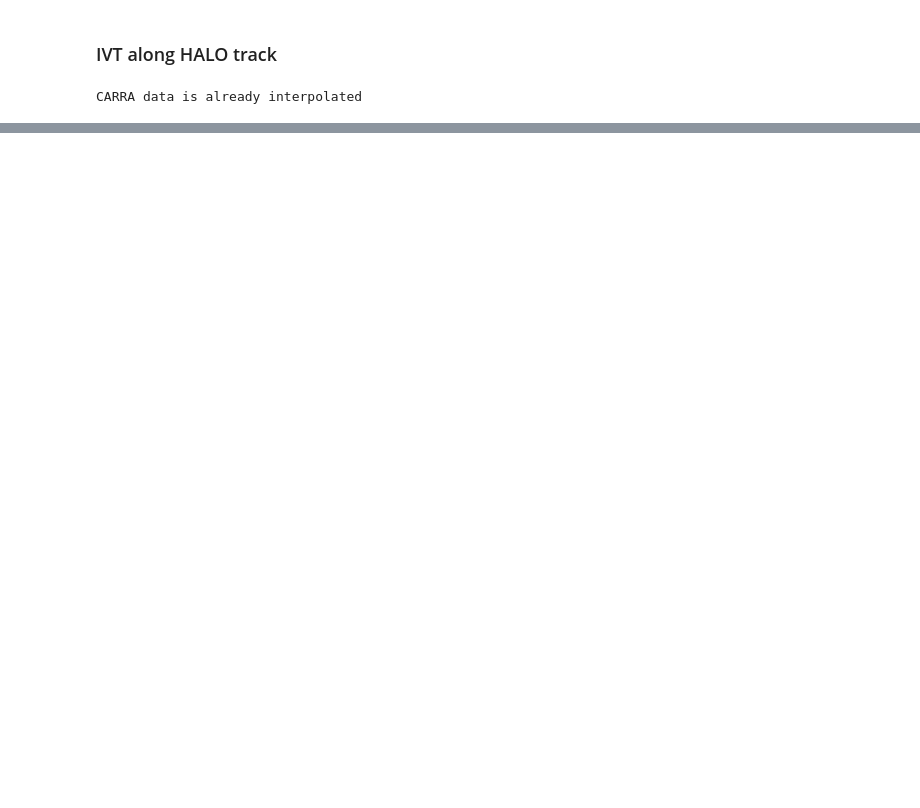
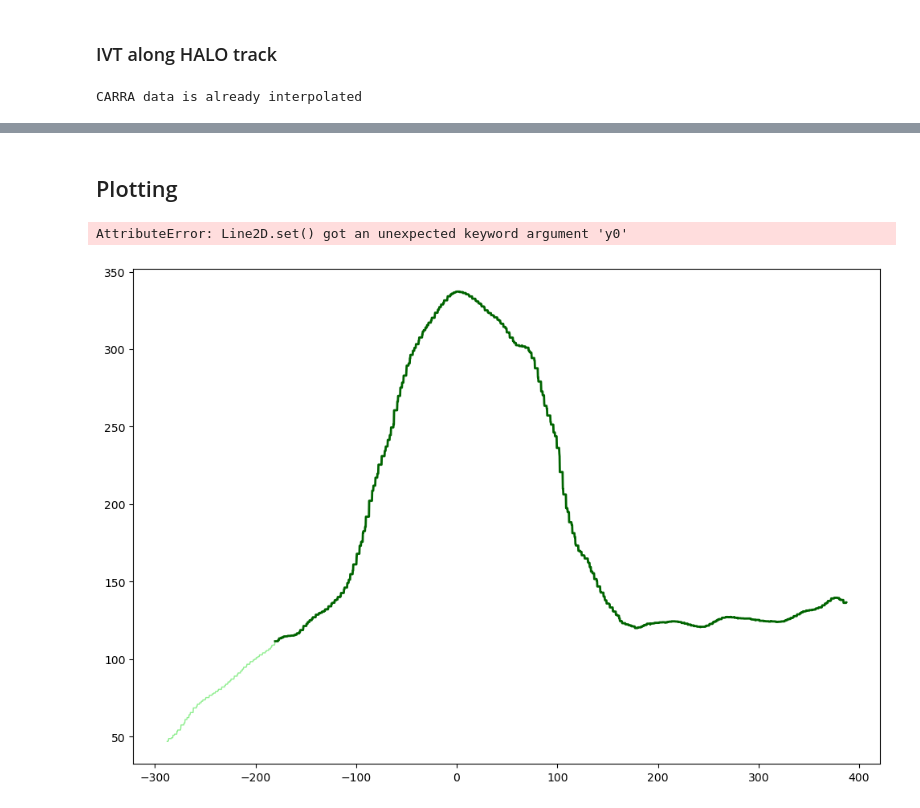
Before and after one commit to hdorff94/Synthetic_Airborne_Arctic_ARs, a Jupyter notebook: notebooks/AR_Sector_Illustration.ipynb, the cells around one changed output, grey strips where cells are left out. Drawn from its saved outputs; the diff is of its cells as text; code cells hidden in the pictures; blank space fills up the shorter version.

```diff
--- a/notebooks/AR_Sector_Illustration.ipynb
+++ b/notebooks/AR_Sector_Illustration.ipynb
@@ -67,5 +69,5 @@ shifted_lon=0
 ar_of_day="SAR_internal"
 
 campaign="Second_Synthetic_Study"
-flight="SRF08"#"20150314"
+flight="SRF09"#"20150314"
 # %% [output]
@@ -210,0 +210,2 @@ sondes_selection
+# %% [markdown]
+## Plotting
@@ -211 +222,34 @@ sondes_selection
+# %%
+sector_cross_section_fig=plt.figure(figsize=(12,8))
+ax1=sector_cross_section_fig.add_subplot(111)
+ax1.plot(AR_inflow["entire_inflow"]["IVT_max_distance"]/1000,AR_inflow["entire_inflow"]["highres_Interp_IVT"],lw=1,color="lightgreen",)
+ax1.plot(AR_inflow["AR_inflow"]["IVT_max_distance"]/1000,AR_inflow["AR_inflow"]["highres_Interp_IVT"],lw=2,color="darkgreen",)
+# Warm sector boundaries
+ax1.axvline(AR_inflow["AR_inflow_warm_sector"]["IVT_max_distance"].iloc[0],y0=0,y1=500,lw=4,color="grey")
+ax1.axvline(AR_inflow["AR_inflow_warm_sector"]["IVT_max_distance"].iloc[0],y0=0,y1=500,lw=2,color="darkred",ls="--")
+ax1.axvline(AR_inflow["AR_inflow_warm_sector"]["IVT_max_distance"].iloc[-1],y0=0,y1=500,lw=4,color="grey")
+ax1.axvline(AR_inflow["AR_inflow_warm_sector"]["IVT_max_distance"].iloc[-1],y0=0,y1=500,lw=2,color="red","ls=""--")
+# Cold sector boundaries
+ax1.axvline(AR_inflow["AR_inflow_cold_sector"]["IVT_max_distance"].iloc[0],y0=0,y1=500,lw=4,color="grey")
+ax1.axvline(AR_inflow["AR_inflow_cold_sector"]["IVT_max_distance"].iloc[0],y0=0,y1=500,lw=2,color="darkblue",ls="--")
+ax1.axvline(AR_inflow["AR_inflow_cold_sector"]["IVT_max_distance"].iloc[-1],y0=0,y1=500,lw=4,color="grey")
+ax1.axvline(AR_inflow["AR_inflow_cold_sector"]["IVT_max_distance"].iloc[-1],y0=0,y1=500,lw=2,color="lightblue","ls=""--")
+
+ax1.text(-20,200,"core",bbox=dict(facecolor='lightgrey',edgecolor="k",
+              boxstyle="round",alpha=0.8),)
+ax1.text(-200,200,"cold post-frontal",bbox=dict(facecolor='lightgrey',edgecolor="k",
+              boxstyle="round",alpha=0.8),)
+ax1.text(200,200,"warm pre-frontal",bbox=dict(facecolor='lightgrey',edgecolor="k",
+              boxstyle="round",alpha=0.8),)
+ax1.set_xlabel("Distance to $IVT_{\text{max}} (km)")
+ax1.set_ylabel("IVT ($\text{kg m}^{-1}\,\text{s}^{-1}$)")
+sns.despine(offset=10,ax=ax1)
+for axis in ['top','bottom','left','right']:
+    ax1.spines[axis].set_linewidth(3)
+    ax1.spines['right'].set_visible(False)
+    ax1.spines['top'].set_visible(False)
+    ax1.yaxis.set_tick_params(width=3,length=6)
+# %% [output]
+AttributeError: Line2D.set() got an unexpected keyword argument 'y0'
+[figure, added]
 # %%
```
Also changed, not shown: parts of 9 cells of this notebook, 15 other files.
